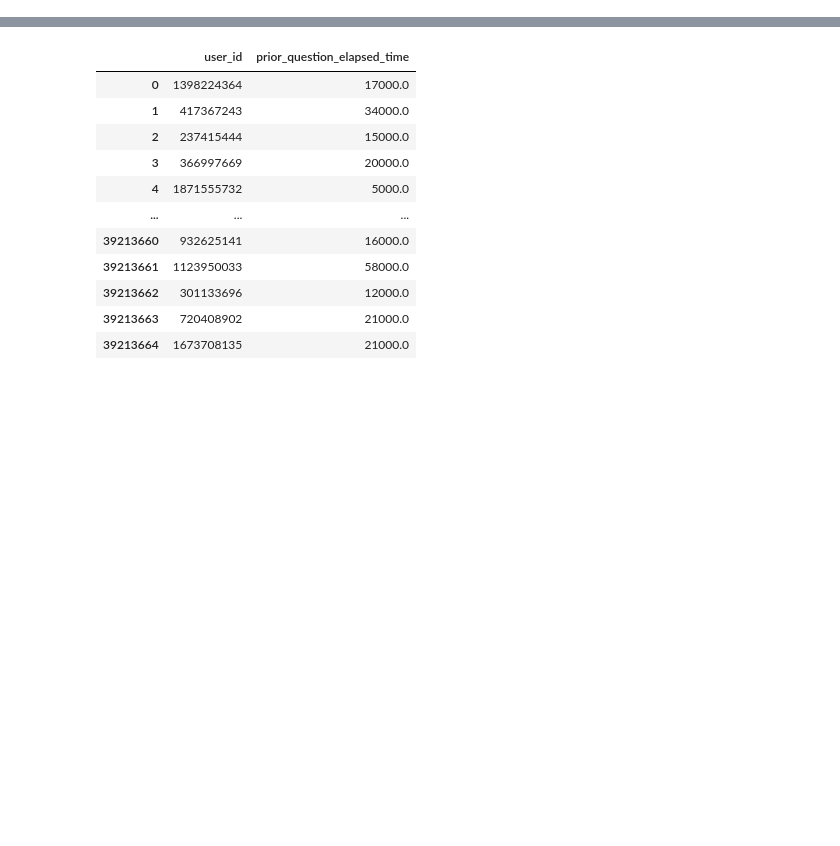
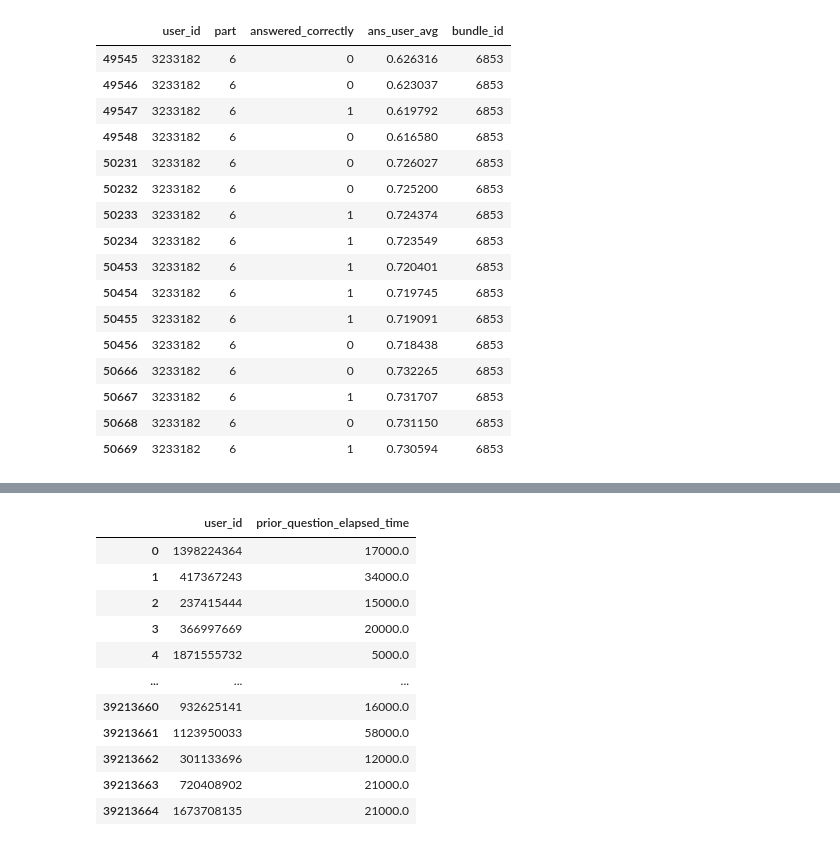
Before and after one commit to zakopuro/kaggle_Riiid, a Jupyter notebook: notebook/debug.ipynb, the cells around one changed output, grey strips where cells are left out. Cells and saved outputs as stored; diff of their text form; code cells hidden in the pictures; blank space fills up the shorter version.

```diff
--- a/notebook/debug.ipynb
+++ b/notebook/debug.ipynb
@@ -19,3 +49,23 @@ from sklearn.decomposition import PCA
+# %%
+train[(train['user_id'] == 3233182) & (train['bundle_id'] == 6853)][['user_id','part','answered_correctly','ans_user_avg','bundle_id']]
+# %% [output]
+|  | user_id | part | answered_correctly | ans_user_avg | bundle_id |
+| 49545 | 3233182 | 6 | 0 | 0.626316 | 6853 |
+| 49546 | 3233182 | 6 | 0 | 0.623037 | 6853 |
+| 49547 | 3233182 | 6 | 1 | 0.619792 | 6853 |
+| 49548 | 3233182 | 6 | 0 | 0.616580 | 6853 |
+| 50231 | 3233182 | 6 | 0 | 0.726027 | 6853 |
+| 50232 | 3233182 | 6 | 0 | 0.725200 | 6853 |
+| 50233 | 3233182 | 6 | 1 | 0.724374 | 6853 |
+| 50234 | 3233182 | 6 | 1 | 0.723549 | 6853 |
+| 50453 | 3233182 | 6 | 1 | 0.720401 | 6853 |
+| 50454 | 3233182 | 6 | 1 | 0.719745 | 6853 |
+| 50455 | 3233182 | 6 | 1 | 0.719091 | 6853 |
+| 50456 | 3233182 | 6 | 0 | 0.718438 | 6853 |
+| 50666 | 3233182 | 6 | 0 | 0.732265 | 6853 |
+| 50667 | 3233182 | 6 | 1 | 0.731707 | 6853 |
+| 50668 | 3233182 | 6 | 0 | 0.731150 | 6853 |
+| 50669 | 3233182 | 6 | 1 | 0.730594 | 6853 |
 # %%
 FEATURES1 = ['prior_question_elapsed_time', 'prior_question_had_explanation', 'part', 'answered_correctly_u_avg', 'elapsed_time_u_avg', 'explanation_u_avg',
                 'answered_correctly_q_avg', 'elapsed_time_q_avg', 'explanation_q_avg', 'answered_correctly_uq_count', 'timestamp_u_recency_1', 'timestamp_u_recency_2', 'timestamp_u_recency_3',
```
Also changed, not shown: parts of 21 cells of this notebook, 9 other files.
